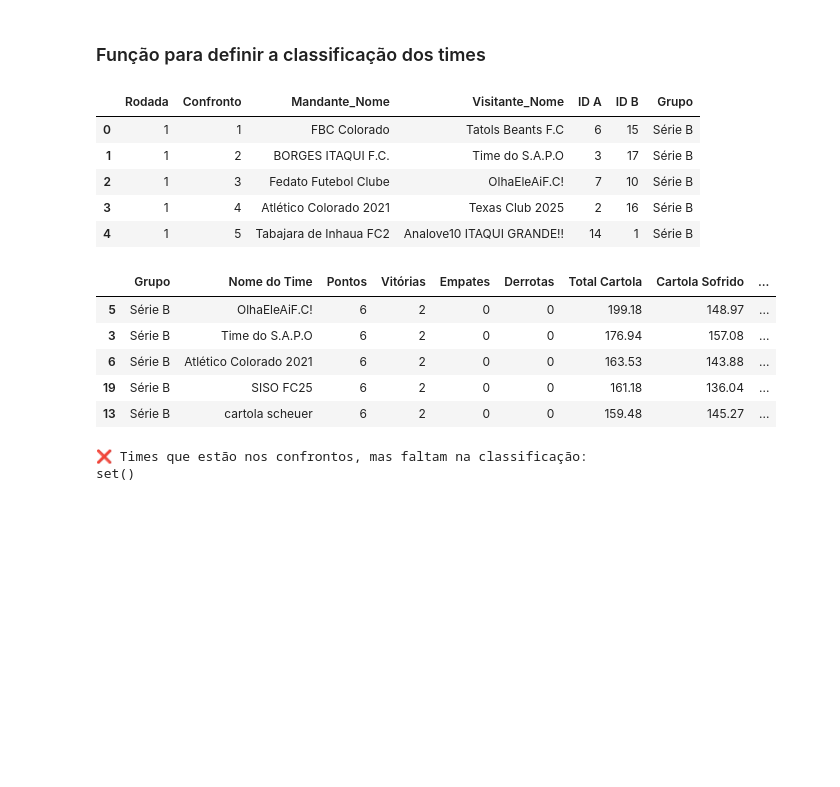
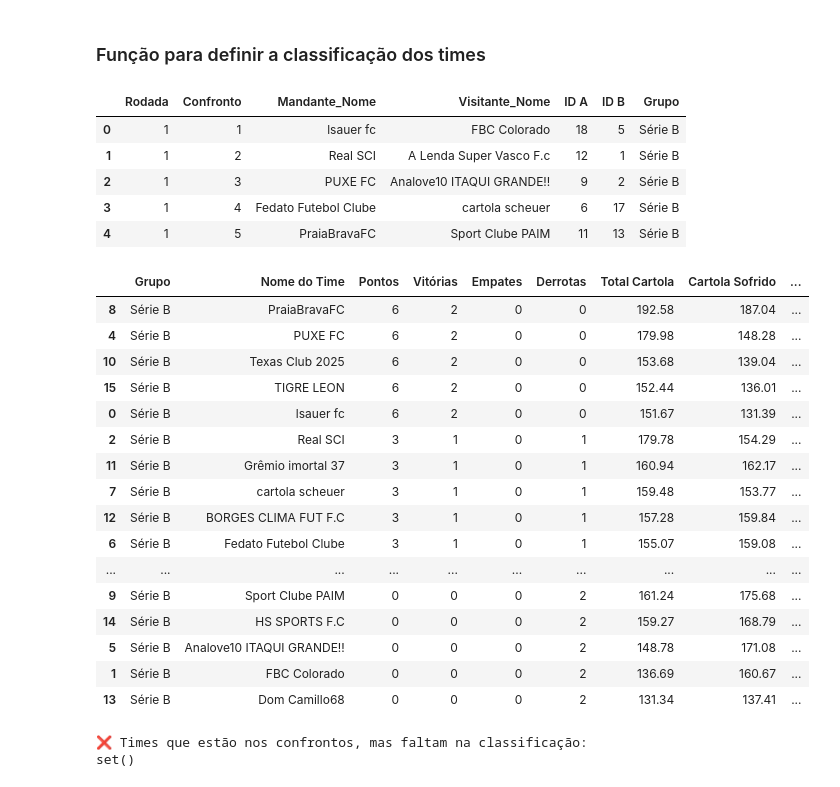
Before and after one commit to FernandoBC23/cartola_fbc, a Jupyter notebook: liga_serie_B/datasets_liga_serie_B/busca_dados_liga_serie_B.ipynb, the cells around one changed output. Saved outputs shown, nothing was run; the diff lists cells and outputs as text; code cells hidden in the pictures; blank space fills up the shorter version.

```diff
--- a/liga_serie_B/datasets_liga_serie_B/busca_dados_liga_serie_B.ipynb
+++ b/liga_serie_B/datasets_liga_serie_B/busca_dados_liga_serie_B.ipynb
@@ -27,14 +18,18 @@ display(df_times.head())
 # %% [markdown]
 ### Buscar IDs dos times no Cartola
 # %%
-nomes_times = ['FBC Colorado', 'Texas Club 2025', 'Real SCI', 'Gig@ntte', 'PraiaBravaFC', 'OlhaEleAiF.C!', 'Gremiomaniasm', 'Sport Clube PAIM', 'PUXE FC', 'RS Expressões da Arte',
-               'ZIVI FC', 'O clube do povo Itaqui/Rss', 'F.C. Rei Das Copas', 'Rolo Compressor ZN', 'Taura da Fronteira FCIII', 'Eleis-Itaqui', 'KING LEONN', 'Laranjja Mecannica',
-               'Fedato Futebol Clube', 'Perronee F.C', 'Pity10', 'pra sempre imortal fc', 'RHANKA DENTY FC25', 'TEAM LOPES 99', 'pura bucha /botafogo', 'cartola scheuer', 'Remo Santo Ângelo',
-               'Analove10 ITAQUI GRANDE!!', 'DM Studio', 'lsauer fc', 'VASCO MARTINS FC', 'KP JUV.', 'BORGES ITAQUI F.C.', 'Profit Soccer', 'Tabajara de Inhaua FC2', 'TIGRE LEON',
-               'S.E.R. GRILLO', 'seralex', 'E.C. Bororé', 'MAFRA MARTINS FC', 'BordonFC', 'Tatols Beants F.C', 'FIGUEIRA DA ILHA', 'MauHumor F.C.', 'A Lenda Super Vascão f.c',
-               'TATITTA FC', 'HS SPORTS F.C', 'Dom Camillo68', 'mercearia Estrela', 'CosmoCity ZO', 'clarinvalau fc', 'Grêmio imortal 37', 'SERGRILLO', 'Super Vasco f.c',
-               'A Lenda Super Vasco F.c', 'Paulo Virgili FC', 'CALOMBO ITAQUI RS', 'Luis lemes inter', 'emer jr fc', 'Cril Futebol Club', 'ITAQUI F.C.', 'TORRESMO COM PINGA',
-               'Lá do Itaqui', 'FC Los Castilho', 'KillerColorado', "Atlético Colorado 2021", "Time do S.A.P.O", "SISO FC25", "Grêmio imortal 37", "BORGES ITAQUI F.C."]
+# nomes_times = ['FBC Colorado', 'Texas Club 2025', 'Real SCI', 'Gig@ntte', 'PraiaBravaFC', 'OlhaEleAiF.C!', 'Gremiomaniasm', 'Sport Clube PAIM', 'PUXE FC', 'RS Expressões da Arte',
+#                'ZIVI FC', 'O clube do povo Itaqui/Rss', 'F.C. Rei Das Copas', 'Rolo Compressor ZN', 'Taura da Fronteira FCIII', 'Eleis-Itaqui', 'KING LEONN', 'Laranjja Mecannica',
+#                'Fedato Futebol Clube', 'Perronee F.C', 'Pity10', 'pra sempre imortal fc', 'RHANKA DENTY FC25', 'TEAM LOPES 99', 'pura bucha /botafogo', 'cartola scheuer', 'Remo Santo Ângelo',
+#                'Analove10 ITAQUI GRANDE!!', 'DM Studio', 'lsauer fc', 'VASCO MARTINS FC', 'KP JUV.', 'BORGES ITAQUI F.C.', 'Profit Soccer', 'Tabajara de Inhaua FC2', 'TIGRE LEON',
+#                'S.E.R. GRILLO', 'seralex', 'E.C. Bororé', 'MAFRA MARTINS FC', 'BordonFC', 'Tatols Beants F.C', 'FIGUEIRA DA ILHA', 'MauHumor F.C.', 'A Lenda Super Vascão f.c',
+#                'TATITTA FC', 'HS SPORTS F.C', 'Dom Camillo68', 'mercearia Estrela', 'CosmoCity ZO', 'clarinvalau fc', 'Grêmio imortal 37', 'SERGRILLO', 'Super Vasco f.c',
+#                'A Lenda Super Vasco F.c', 'Paulo Virgili FC', 'CALOMBO ITAQUI RS', 'Luis lemes inter', 'emer jr fc', 'Cril Futebol Club', 'ITAQUI F.C.', 'TORRESMO COM PINGA',
+#                'Lá do Itaqui', 'FC Los Castilho', 'KillerColorado', "Atlético Colorado 2021", "Time do S.A.P.O", "SISO FC25", "Grêmio imortal 37", "BORGES ITAQUI F.C."]
+
+nomes_times = ["PraiaBravaFC", "PUXE FC", "Texas Club 2025", "TIGRE LEON", "lsauer fc", "Real SCI", "Grêmio imortal 37", "cartola scheuer", "BORGES CLIMA FUT F.C", "Fedato Futebol Clube",
+               "pura bucha /botafogo", "A Lenda Super Vasco F.c", "Pity10", "seralex", "Tatols Beants F.C", "Sport Clube PAIM", "HS SPORTS F.C", "Analove10 ITAQUI GRANDE!!", "FBC Colorado",
+               "Dom Camillo68",]
 
 # Dicionário para armazenar os IDs dos times
 ids_times = {}
@@ -294,36 +289,47 @@ def classificacao_por_grupo(df_rodadas, df_pontuacoes):
 # %%
 # 1. Carregar confrontos
 df_confrontos = pd.read_csv("confrontos_serie_B.csv")
 
 # 2. Renomear colunas se necessário
 df_confrontos.rename(columns={
     "Time A": "Mandante_Nome",
     "Time B": "Visitante_Nome"
 }, inplace=True)
 
 # 3. Adicionar coluna de grupo fixo
 df_confrontos["Grupo"] = "Série B"
 
 display(df_confrontos.head())
 
 # 4. Calcular classificação
 df_classificacao, _ = classificacao_por_grupo(df_confrontos, df_pontuacoes)
 
 # 5. Ver resultado
-display(df_classificacao.head())
+display(df_classificacao.head(20))
 # %% [output]
 |  | Rodada | Confronto | Mandante_Nome | Visitante_Nome | ID A | ID B | Grupo |
-| 0 | 1 | 1 | FBC Colorado | Tatols Beants F.C | 6 | 15 | Série B |
-| 1 | 1 | 2 | BORGES ITAQUI F.C. | Time do S.A.P.O | 3 | 17 | Série B |
-| 2 | 1 | 3 | Fedato Futebol Clube | OlhaEleAiF.C! | 7 | 10 | Série B |
-| 3 | 1 | 4 | Atlético Colorado 2021 | Texas Club 2025 | 2 | 16 | Série B |
-| 4 | 1 | 5 | Tabajara de Inhaua FC2 | Analove10 ITAQUI GRANDE!! | 14 | 1 | Série B |
+| 0 | 1 | 1 | lsauer fc | FBC Colorado | 18 | 5 | Série B |
+| 1 | 1 | 2 | Real SCI | A Lenda Super Vasco F.c | 12 | 1 | Série B |
+| 2 | 1 | 3 | PUXE FC | Analove10 ITAQUI GRANDE!! | 9 | 2 | Série B |
+| 3 | 1 | 4 | Fedato Futebol Clube | cartola scheuer | 6 | 17 | Série B |
+| 4 | 1 | 5 | PraiaBravaFC | Sport Clube PAIM | 11 | 13 | Série B |
 |  | Grupo | Nome do Time | Pontos | Vitórias | Empates | Derrotas | Total Cartola | Cartola Sofrido | ... |
-| 5 | Série B | OlhaEleAiF.C! | 6 | 2 | 0 | 0 | 199.18 | 148.97 | ... |
-| 3 | Série B | Time do S.A.P.O | 6 | 2 | 0 | 0 | 176.94 | 157.08 | ... |
-| 6 | Série B | Atlético Colorado 2021 | 6 | 2 | 0 | 0 | 163.53 | 143.88 | ... |
-| 19 | Série B | SISO FC25 | 6 | 2 | 0 | 0 | 161.18 | 136.04 | ... |
-| 13 | Série B | cartola scheuer | 6 | 2 | 0 | 0 | 159.48 | 145.27 | ... |
+| 8 | Série B | PraiaBravaFC | 6 | 2 | 0 | 0 | 192.58 | 187.04 | ... |
+| 4 | Série B | PUXE FC | 6 | 2 | 0 | 0 | 179.98 | 148.28 | ... |
+| 10 | Série B | Texas Club 2025 | 6 | 2 | 0 | 0 | 153.68 | 139.04 | ... |
+| 15 | Série B | TIGRE LEON | 6 | 2 | 0 | 0 | 152.44 | 136.01 | ... |
+| 0 | Série B | lsauer fc | 6 | 2 | 0 | 0 | 151.67 | 131.39 | ... |
+| 2 | Série B | Real SCI | 3 | 1 | 0 | 1 | 179.78 | 154.29 | ... |
+| 11 | Série B | Grêmio imortal 37 | 3 | 1 | 0 | 1 | 160.94 | 162.17 | ... |
+| 7 | Série B | cartola scheuer | 3 | 1 | 0 | 1 | 159.48 | 153.77 | ... |
+| 12 | Série B | BORGES CLIMA FUT F.C | 3 | 1 | 0 | 1 | 157.28 | 159.84 | ... |
+| 6 | Série B | Fedato Futebol Clube | 3 | 1 | 0 | 1 | 155.07 | 159.08 | ... |
+| ... | ... | ... | ... | ... | ... | ... | ... | ... | ... |
+| 9 | Série B | Sport Clube PAIM | 0 | 0 | 0 | 2 | 161.24 | 175.68 | ... |
+| 14 | Série B | HS SPORTS F.C | 0 | 0 | 0 | 2 | 159.27 | 168.79 | ... |
+| 5 | Série B | Analove10 ITAQUI GRANDE!! | 0 | 0 | 0 | 2 | 148.78 | 171.08 | ... |
+| 1 | Série B | FBC Colorado | 0 | 0 | 0 | 2 | 136.69 | 160.67 | ... |
+| 13 | Série B | Dom Camillo68 | 0 | 0 | 0 | 2 | 131.34 | 137.41 | ... |
 # %%
 # 1. Times únicos nos confrontos
 times_confrontos = pd.unique(df_confrontos[["Mandante_Nome", "Visitante_Nome"]].values.ravel())
```
Also changed, not shown: parts of 7 cells of this notebook, 14 other files.
